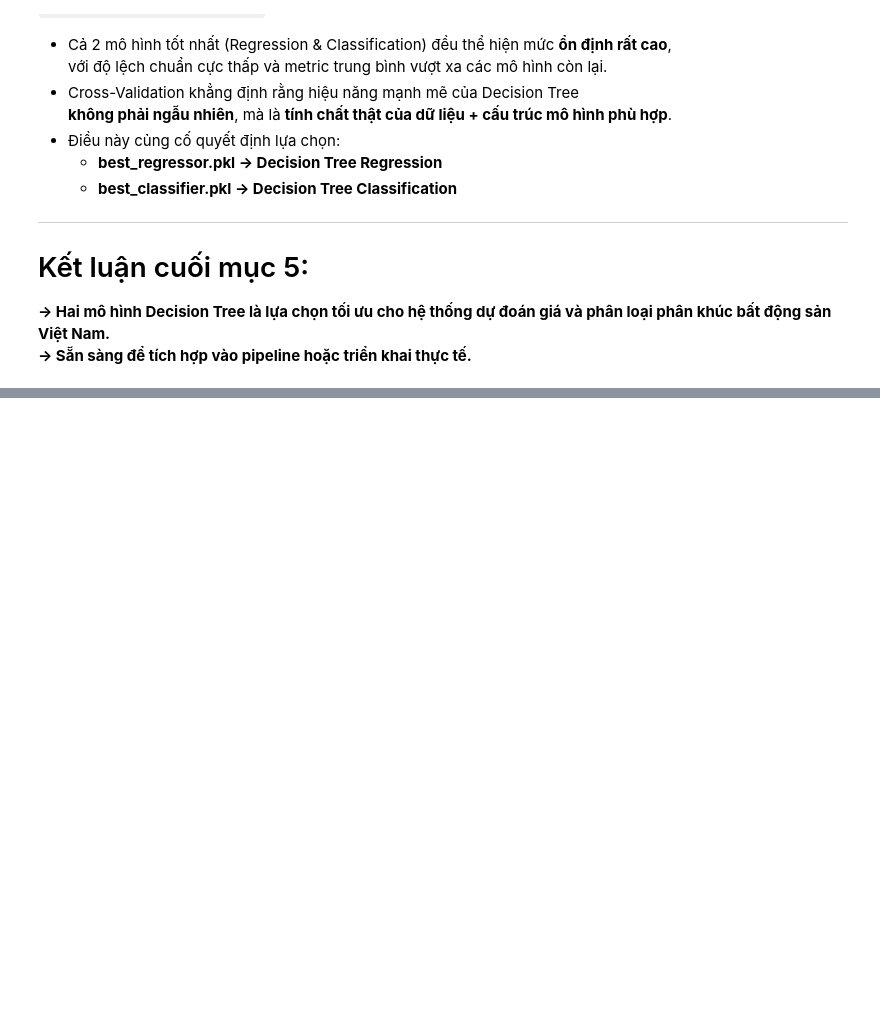
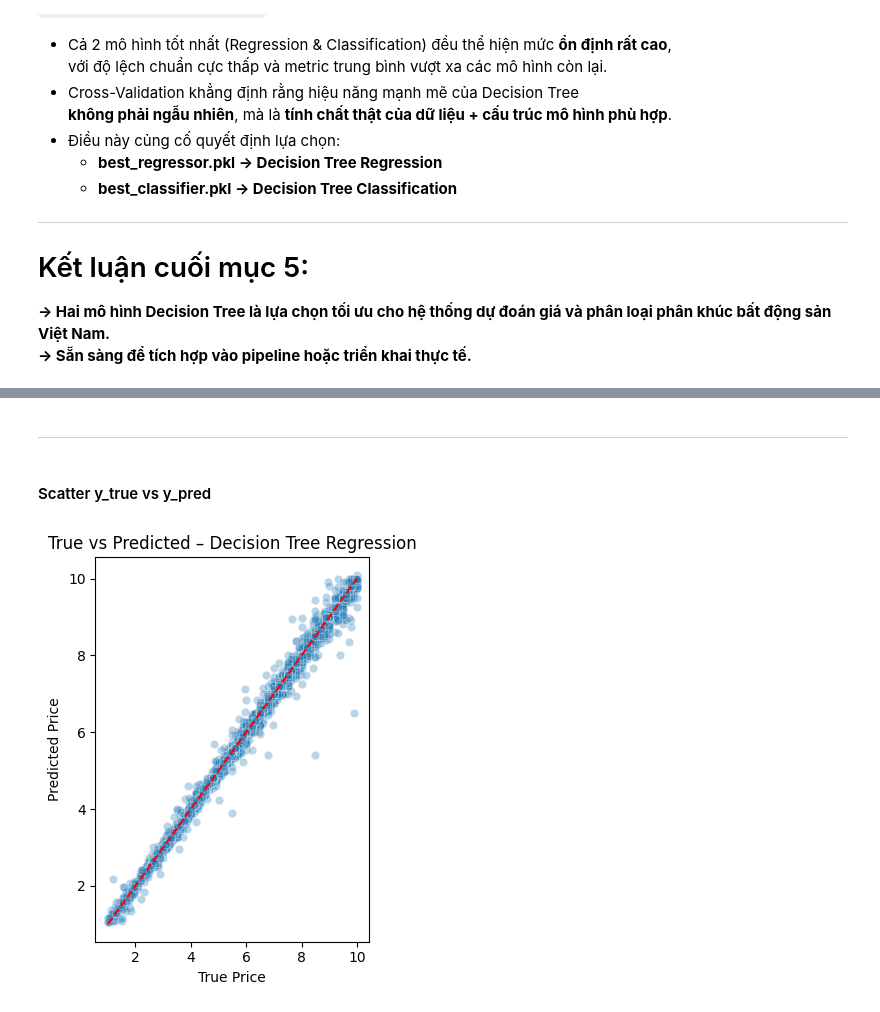
Before and after one commit to Spidermeoz/house-price-predict, a Jupyter notebook: notebooks/02_machine_learning.ipynb, the cells around one changed output, grey strips where cells are left out. Saved outputs shown, nothing was run; the diff lists cells and outputs as text; code cells hidden in the pictures; blank space fills up the shorter version.

```diff
--- a/notebooks/02_machine_learning.ipynb
+++ b/notebooks/02_machine_learning.ipynb
@@ -2921,0 +3014,18 @@ Không có mô hình nào khác (KNN, NB) tiến gần mức này.
+# %% [markdown]
+---
+# %% [markdown]
+#### Scatter y_true vs y_pred
+# %%
+plt.subplot(1, 2, 2)
+sns.scatterplot(x=y_test, y=y_pred_reg, alpha=0.3)
+plt.plot([y_test.min(), y_test.max()],
+         [y_test.min(), y_test.max()],
+         color='red', linestyle='--')
+plt.xlabel("True Price")
+plt.ylabel("Predicted Price")
+plt.title("True vs Predicted – Decision Tree Regression")
+
+plt.tight_layout()
+plt.show()
+# %% [output]
+[figure, added]
```
Also changed, not shown: parts of 25 cells of this notebook.
